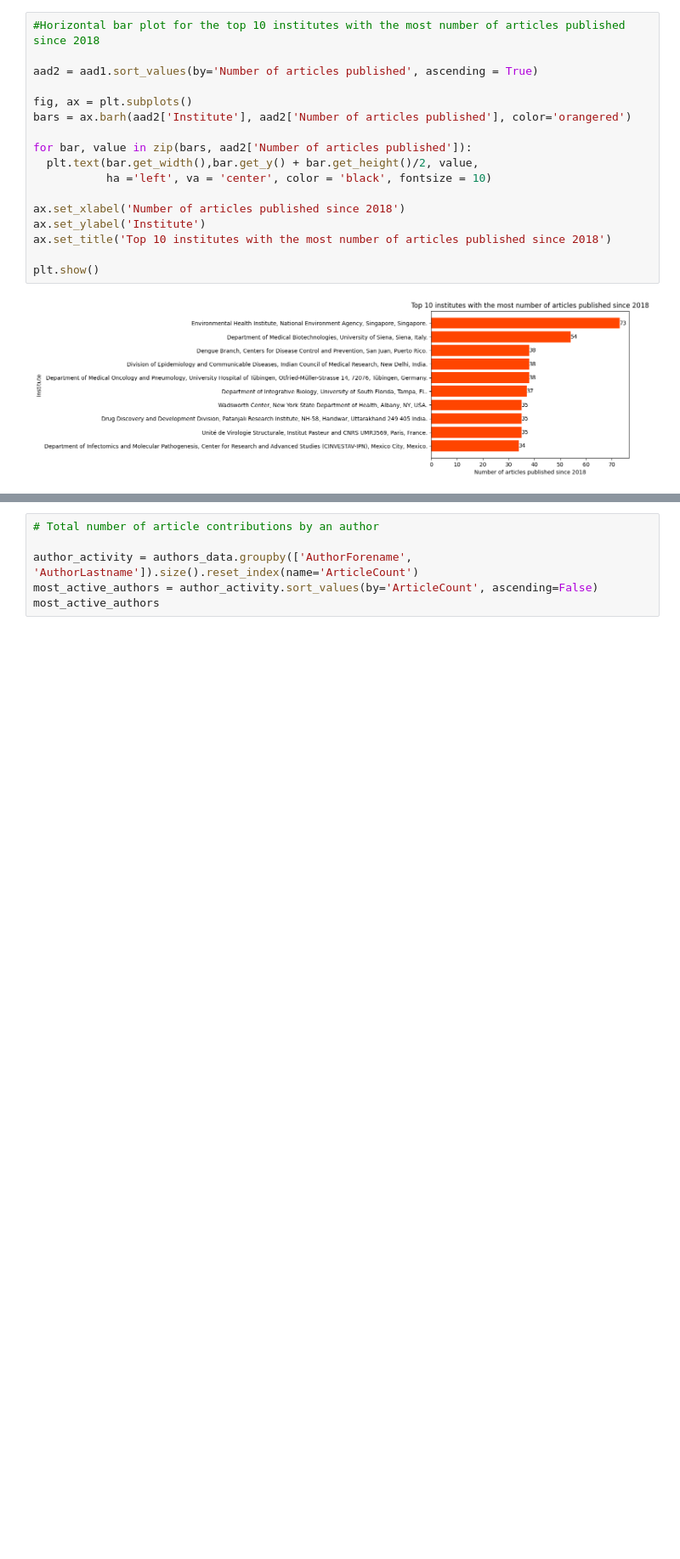
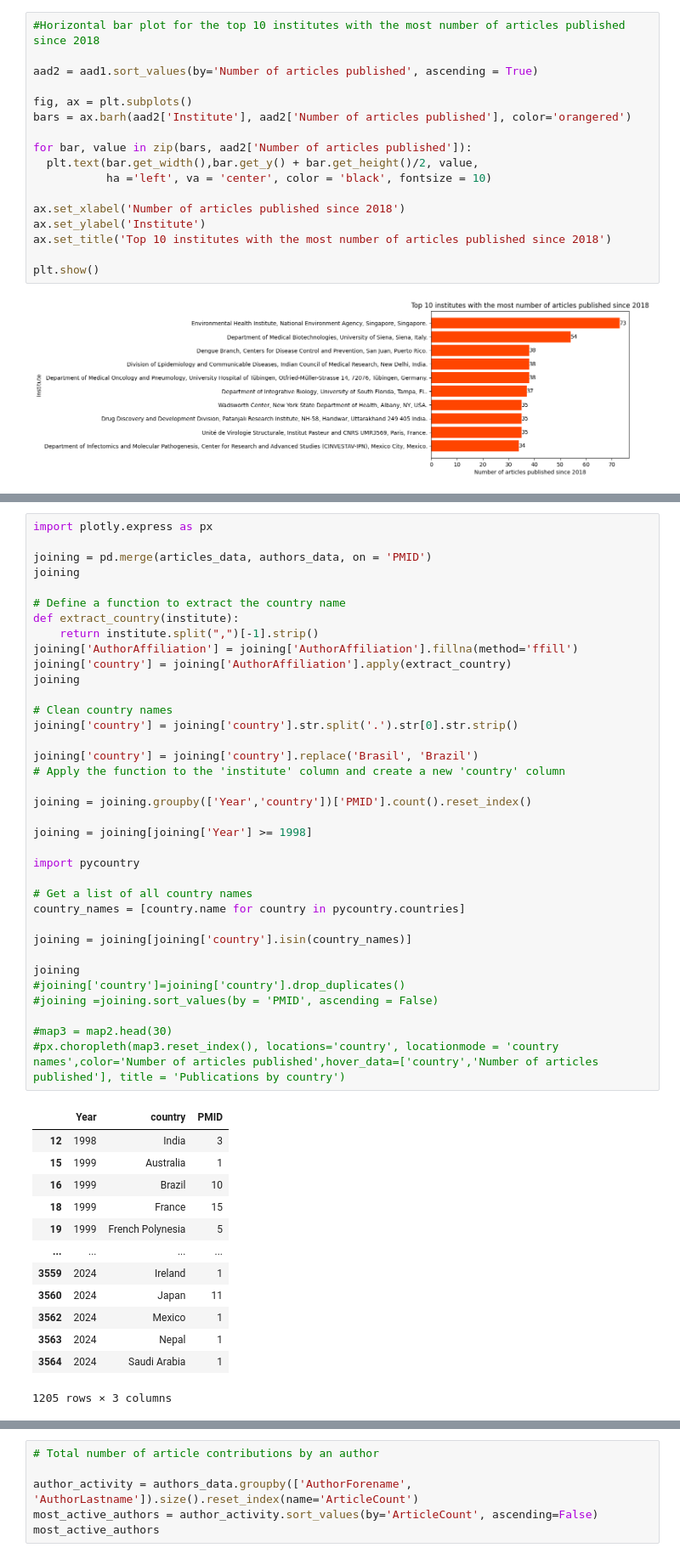
Before and after one commit to gnc506/Skills_Assessment, a Jupyter notebook: Skills_assessment_2_HM.ipynb, the cells around one changed output, grey strips where cells are left out. Shown at 85% size. Drawn from its saved outputs; the diff is of its cells as text; blank space fills up the shorter version.

```diff
--- a/Skills_assessment_2_HM.ipynb
+++ b/Skills_assessment_2_HM.ipynb
@@ -178,0 +189,50 @@ plt.show()
+# %%
+import plotly.express as px
+
+joining = pd.merge(articles_data, authors_data, on = 'PMID')
+joining
+
+# Define a function to extract the country name
+def extract_country(institute):
+    return institute.split(",")[-1].strip()
+joining['AuthorAffiliation'] = joining['AuthorAffiliation'].fillna(method='ffill')
+joining['country'] = joining['AuthorAffiliation'].apply(extract_country)
+joining
+
+# Clean country names
+joining['country'] = joining['country'].str.split('.').str[0].str.strip()
+
+joining['country'] = joining['country'].replace('Brasil', 'Brazil')
+# Apply the function to the 'institute' column and create a new 'country' column
+
+joining = joining.groupby(['Year','country'])['PMID'].count().reset_index()
+
+joining = joining[joining['Year'] >= 1998]
+
+import pycountry
+
+# Get a list of all country names
+country_names = [country.name for country in pycountry.countries]
+
+joining = joining[joining['country'].isin(country_names)]
+
+joining
+#joining['country']=joining['country'].drop_duplicates()
+#joining =joining.sort_values(by = 'PMID', ascending = False)
+
+#map3 = map2.head(30)
+#px.choropleth(map3.reset_index(), locations='country', locationmode = 'country names',color='Number of articles published',hover_data=['country','Number of articles published'], title = 'Publications by country')
+# %% [output]
+|  | Year | country | PMID |
+| 12 | 1998 | India | 3 |
+| 15 | 1999 | Australia | 1 |
+| 16 | 1999 | Brazil | 10 |
+| 18 | 1999 | France | 15 |
+| 19 | 1999 | French Polynesia | 5 |
+| ... | ... | ... | ... |
+| 3559 | 2024 | Ireland | 1 |
+| 3560 | 2024 | Japan | 11 |
+| 3562 | 2024 | Mexico | 1 |
+| 3563 | 2024 | Nepal | 1 |
+| 3564 | 2024 | Saudi Arabia | 1 |
+1205 rows × 3 columns
```
Also changed, not shown: parts of 6 cells of this notebook.
